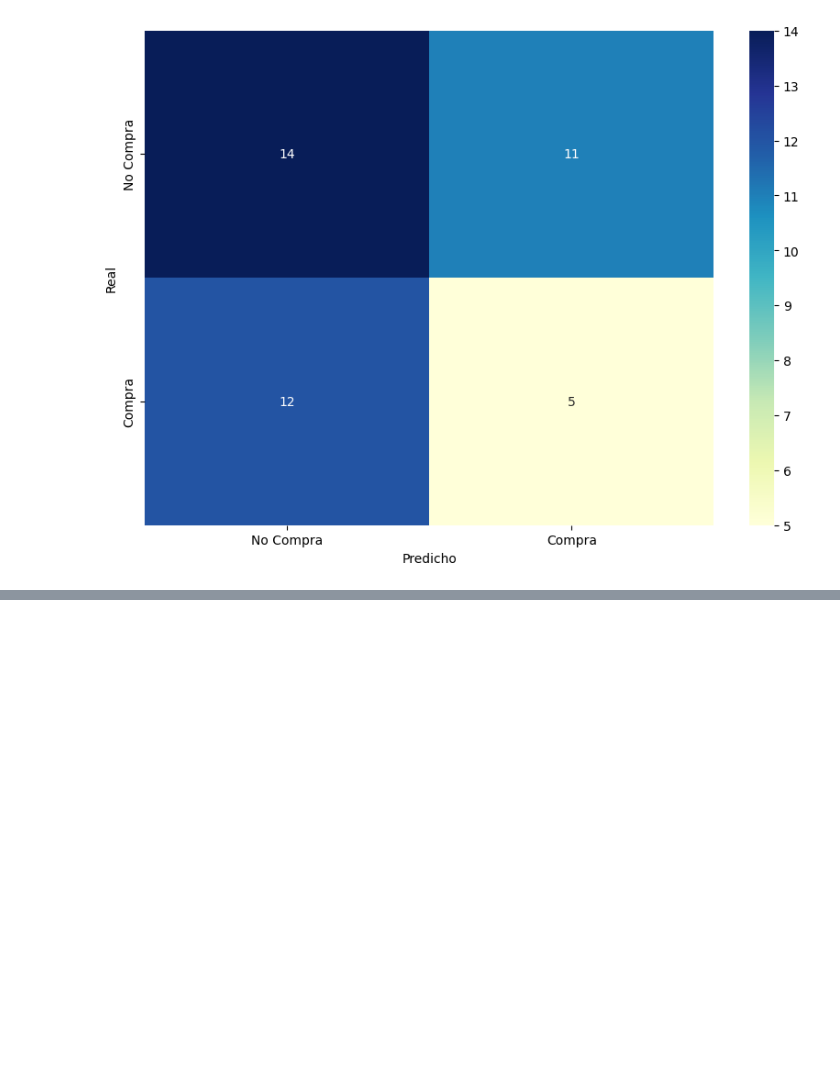
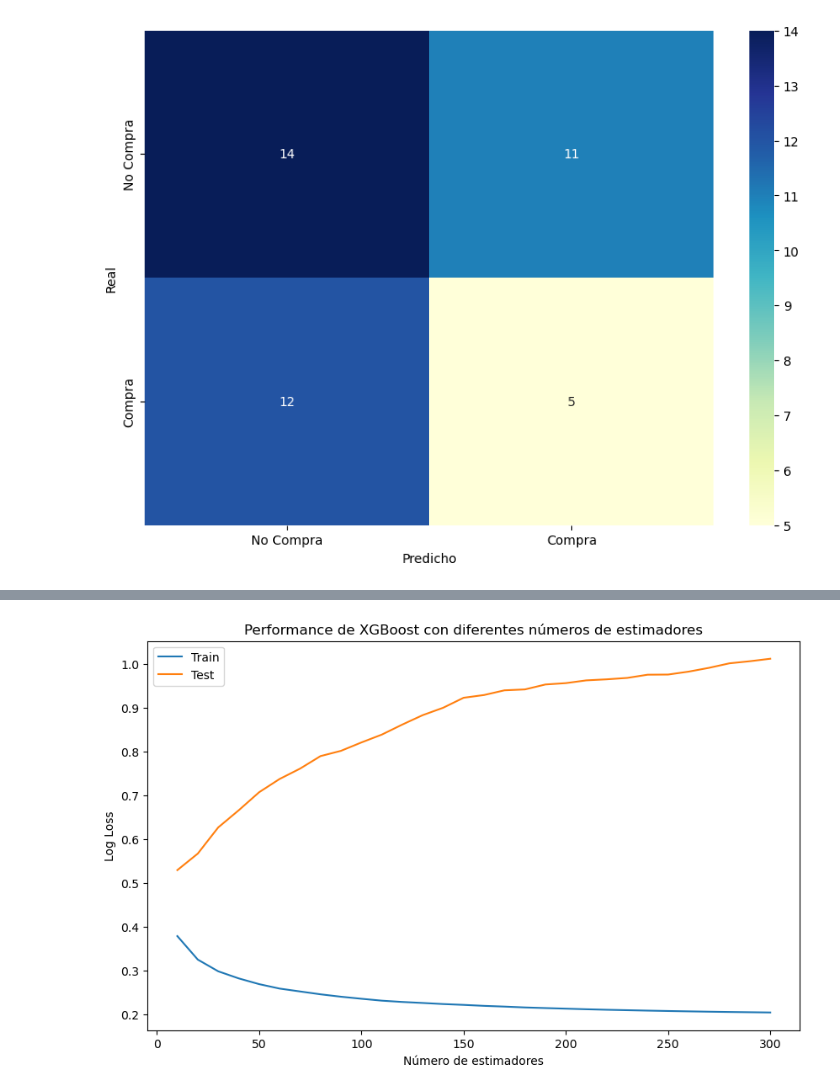
Before and after one commit to Japulgarin/Data_challenge_uninorte, a Jupyter notebook: Ejemplo clasificacion de texto.ipynb, the cells around one changed output, grey strips where cells are left out. Cells and saved outputs as stored; diff of their text form; code cells hidden in the pictures; blank space fills up the shorter version.

```diff
--- a/Ejemplo clasificacion de texto.ipynb
+++ b/Ejemplo clasificacion de texto.ipynb
@@ -265,0 +374,30 @@ Matriz de Confusión:
+# %%
+import matplotlib.pyplot as plt
+
+# Definimos una lista de números de estimadores que queremos evaluar
+num_estimators = range(10, 310, 10)
+
+# Listas para guardar los resultados
+train_scores = []
+test_scores = []
+
+for n in num_estimators:
+    model = xgb.XGBClassifier(n_estimators=n, objective="binary:logistic", random_state=42)
+    model.fit(X_train, y_train, eval_set=[(X_train, y_train), (X_test, y_test)],
+              eval_metric="logloss", verbose=False)
+
+    # Guardamos los scores
+    train_scores.append(model.evals_result_['validation_0']['logloss'][-1])
+    test_scores.append(model.evals_result_['validation_1']['logloss'][-1])
+
+# Graficar los resultados
+plt.figure(figsize=(10,6))
+plt.plot(num_estimators, train_scores, label="Train")
+plt.plot(num_estimators, test_scores, label="Test")
+plt.xlabel("Número de estimadores")
+plt.ylabel("Log Loss")
+plt.legend()
+plt.title("Performance de XGBoost con diferentes números de estimadores")
+plt.show()
+# %% [output]
+[figure, added]
```
Also changed, not shown: parts of 20 cells of this notebook.
